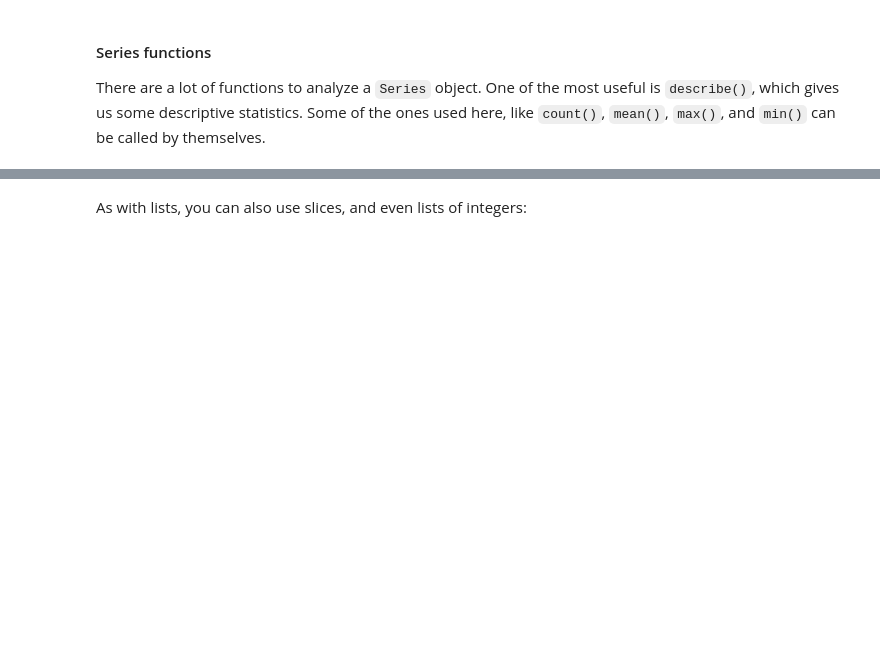
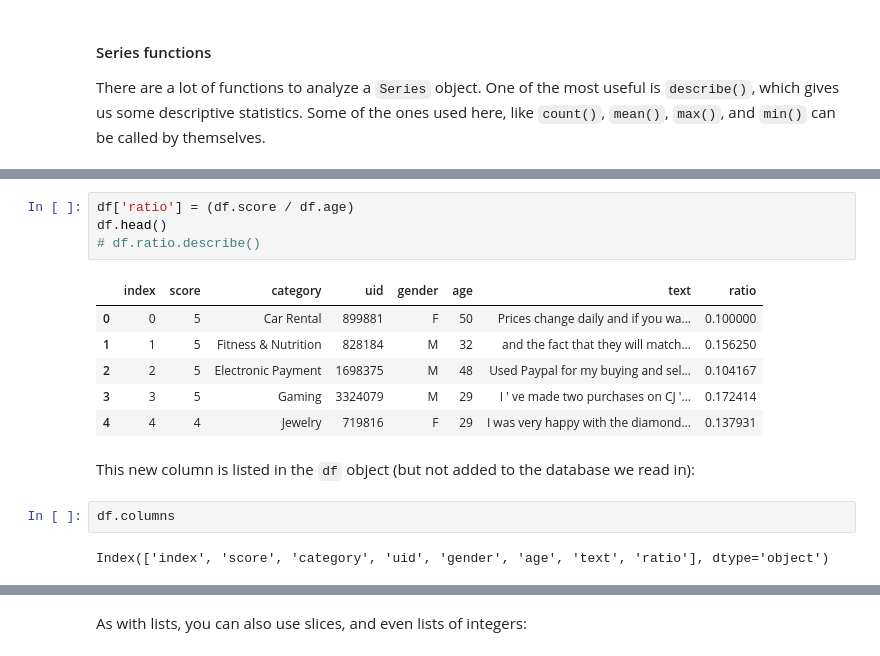
Before and after one commit to dirkhovy/PhDtextanalysis, a Jupyter notebook: 07_pandas/Pandas and databases.ipynb, the cells around one changed output, grey strips where cells are left out. Drawn from its saved outputs; the diff is of its cells as text; blank space fills up the shorter version.

```diff
--- a/07_pandas/Pandas and databases.ipynb
+++ b/07_pandas/Pandas and databases.ipynb
@@ -175,0 +260,17 @@ df.score.describe()
+# %%
+df['ratio'] = (df.score / df.age)
+df.head()
+# df.ratio.describe()
+# %% [output]
+|  | index | score | category | uid | gender | age | text | ratio |
+| 0 | 0 | 5 | Car Rental | 899881 | F | 50 | Prices change daily and if you wa... | 0.100000 |
+| 1 | 1 | 5 | Fitness & Nutrition | 828184 | M | 32 | and the fact that they will match... | 0.156250 |
+| 2 | 2 | 5 | Electronic Payment | 1698375 | M | 48 | Used Paypal for my buying and sel... | 0.104167 |
+| 3 | 3 | 5 | Gaming | 3324079 | M | 29 | I ' ve made two purchases on CJ '... | 0.172414 |
+| 4 | 4 | 4 | Jewelry | 719816 | F | 29 | I was very happy with the diamond... | 0.137931 |
+# %% [markdown]
+This new column is listed in the `df` object (but not added to the database we read in):
+# %%
+df.columns
+# %% [output]
+Index(['index', 'score', 'category', 'uid', 'gender', 'age', 'text', 'ratio'], dtype='object')
```
Also changed, not shown: parts of 48 cells of this notebook, 3 other files.
